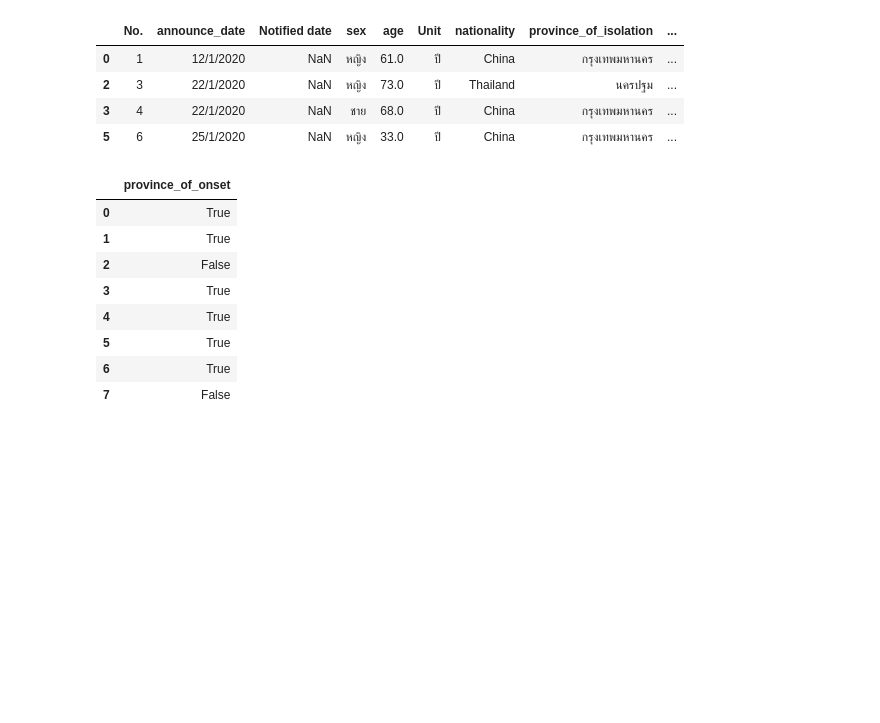
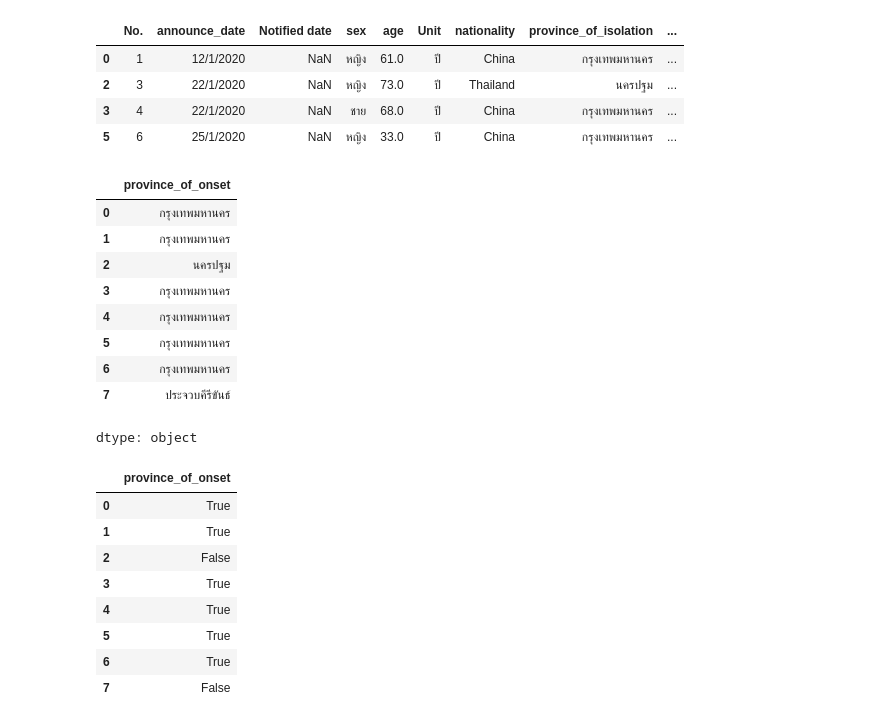
Before and after one commit to chutimabo-ctrl/PythonDataViz2026, a Jupyter notebook: Pandas_101.ipynb, the cells around one changed output. Cells and saved outputs as stored; diff of their text form; code cells hidden in the pictures; blank space fills up the shorter version.

```diff
--- a/Pandas_101.ipynb
+++ b/Pandas_101.ipynb
@@ -164,4 +171,17 @@ eight_rows_covid[[True,False,True,True,False,True,False,False]]   #2.   ใส
 | 2 | 3 | 22/1/2020 | NaN | หญิง | 73.0 | ปี | Thailand | นครปฐม | ... |
 | 3 | 4 | 22/1/2020 | NaN | ชาย | 68.0 | ปี | China | กรุงเทพมหานคร | ... |
 | 5 | 6 | 25/1/2020 | NaN | หญิง | 33.0 | ปี | China | กรุงเทพมหานคร | ... |
+# %%
+eight_rows_covid['province_of_onset']
+# %% [output]
+|  | province_of_onset |
+| 0 | กรุงเทพมหานคร |
+| 1 | กรุงเทพมหานคร |
+| 2 | นครปฐม |
+| 3 | กรุงเทพมหานคร |
+| 4 | กรุงเทพมหานคร |
+| 5 | กรุงเทพมหานคร |
+| 6 | กรุงเทพมหานคร |
+| 7 | ประจวบคีรีขันธ์ |
+dtype: object
 # %%
```
Also changed, not shown: parts of 3 cells of this notebook.
